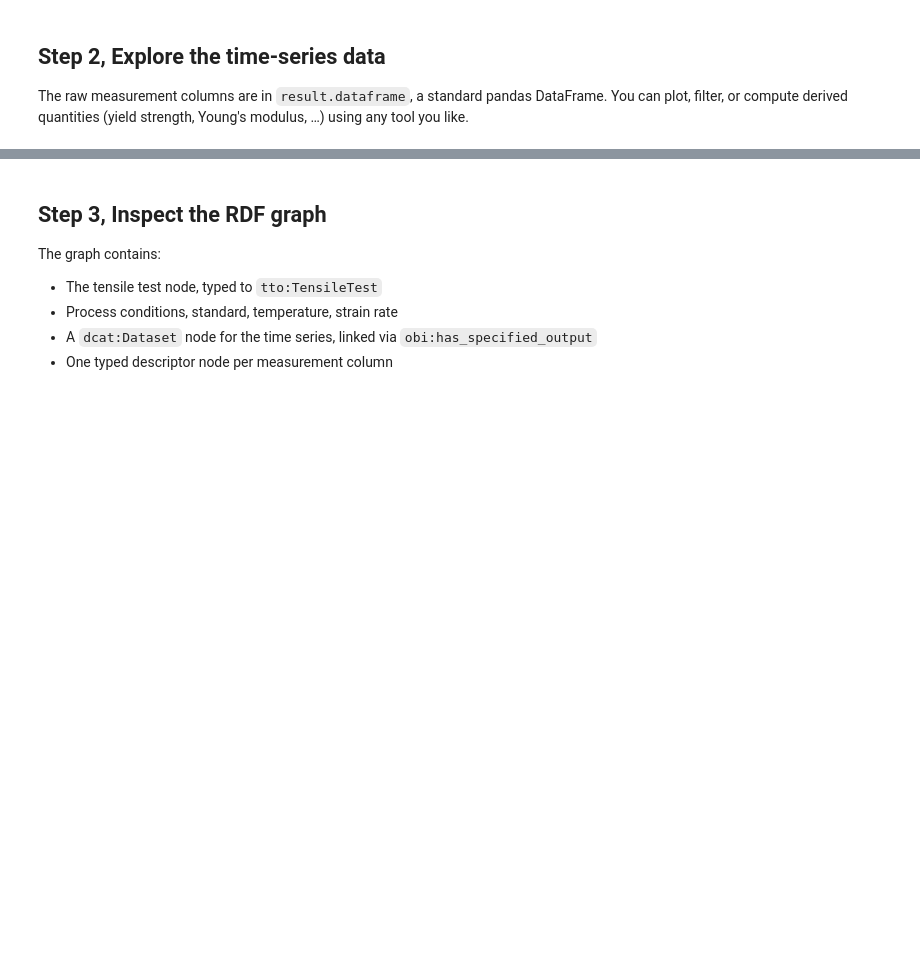
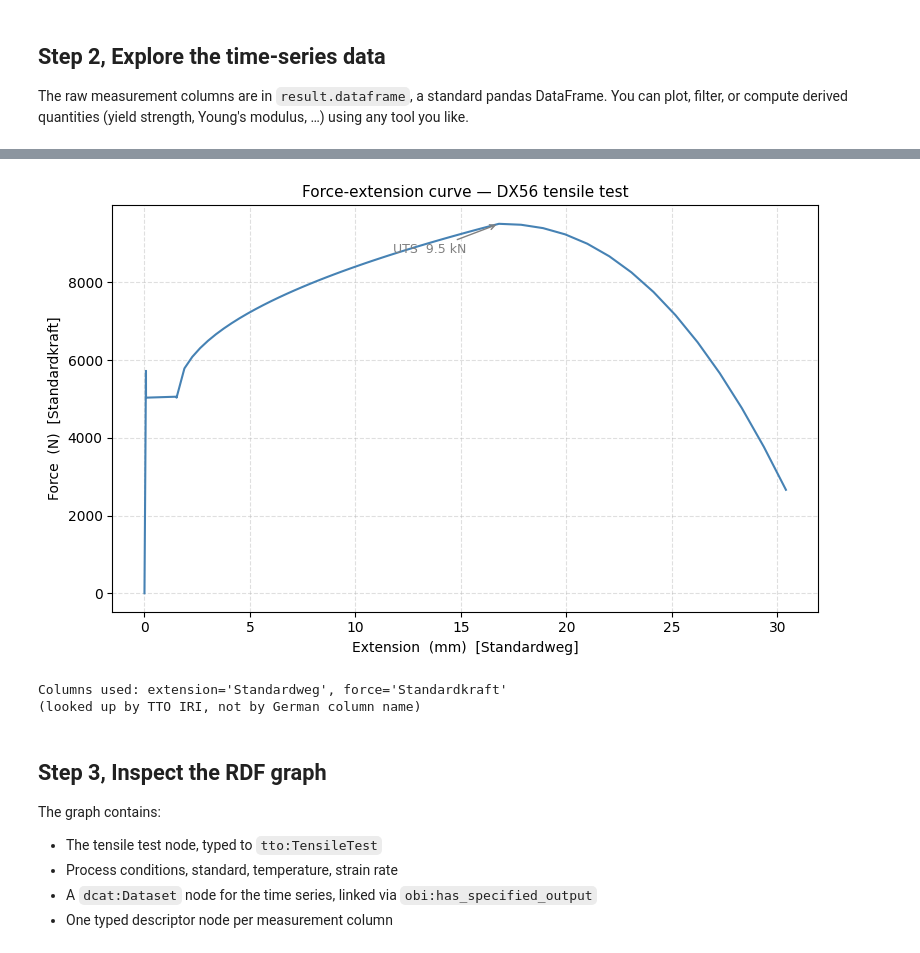
Before and after one commit to semantic-dataspace/semantic-schemas, a Jupyter notebook: schemas/characterization/tensile-test/TTO/docs/2_tensile_test_csv_workflow.ipynb, the cells around one changed output, grey strips where cells are left out. Saved outputs shown, nothing was run; the diff lists cells and outputs as text; code cells hidden in the pictures; blank space fills up the shorter version.

```diff
--- a/schemas/characterization/tensile-test/TTO/docs/2_tensile_test_csv_workflow.ipynb
+++ b/schemas/characterization/tensile-test/TTO/docs/2_tensile_test_csv_workflow.ipynb
@@ -75,7 +81,8 @@ Edit the line below and run all cells. That is all that is needed for a basic ru
 
 `test_name` is optional, if omitted the file name is used.
 # %%
-csv_file  = HERE / 'DX56_D_FZ2_WR00_43.TXT'   # ← your file
+# Sample file bundled with semantic-transformers — replace with your own file path:
+csv_file  = TRANSFORMERS / 'tests' / 'data' / 'DX56_D_FZ2_WR00_43.TXT'
 test_name = None   # optional — set to a string to override the file-name default
 # %% [markdown]
 ## Step 1, Extract, transform, and build the RDF graph
@@ -136,17 +184,46 @@ for col in df.columns:
 # %%
-# Quick force–extension plot (requires matplotlib)
+# Force-extension curve, driven by ontology IRIs
+# The column names come from result.column_iris, so this cell works
+# with any extractor that follows the TTO schema — not just Zwick.
 try:
     import matplotlib.pyplot as plt
-    fig, ax = plt.subplots(figsize=(7, 4))
-    ax.plot(df['Standardweg'], df['Standardkraft'])
-    ax.set_xlabel('Extension  (mm)')
-    ax.set_ylabel('Force  (N)')
-    ax.set_title('Force – extension curve')
-    ax.grid(True, linestyle='--', alpha=0.5)
-    plt.tight_layout()
-    plt.show()
+
+    TTO = 'https://w3id.org/pmd/tto/'
+    iri_to_col = {iri: col for col, iri in result.column_iris.items()}
+
+    ext_col   = iri_to_col.get(TTO + 'Extension')
+    force_col = iri_to_col.get(TTO + 'StandardForce')
+
+    if ext_col and force_col:
+        fig, ax = plt.subplots(figsize=(8, 5))
+        ax.plot(df[ext_col], df[force_col], color='steelblue', linewidth=1.5)
+
+        # Annotate key regions
+        f_max_idx = df[force_col].idxmax()
+        ax.annotate(
+            f'UTS  {df[force_col].max() / 1000:.1f} kN',
+            xy=(df[ext_col][f_max_idx], df[force_col][f_max_idx]),
+            xytext=(df[ext_col][f_max_idx] - 5, df[force_col][f_max_idx] * 0.92),
+            arrowprops=dict(arrowstyle='->', color='gray'),
+            fontsize=9, color='gray',
+        )
+
+        ax.set_xlabel(f'Extension  (mm)  [{ext_col}]', fontsize=10)
+        ax.set_ylabel(f'Force  (N)  [{force_col}]', fontsize=10)
+        ax.set_title('Force-extension curve — DX56 tensile test', fontsize=11)
+        ax.grid(True, linestyle='--', alpha=0.4)
+        plt.tight_layout()
+        plt.show()
+        print(f'Columns used: extension={ext_col!r}, force={force_col!r}')
+        print('(looked up by TTO IRI, not by German column name)')
+    else:
+        print(f'Could not find Extension or StandardForce in column_iris: {result.column_iris}')
 except ImportError:
     print('matplotlib not installed — skipping plot')
+# %% [output]
+[figure, added]
+Columns used: extension='Standardweg', force='Standardkraft'
+(looked up by TTO IRI, not by German column name)
 # %% [markdown]
 ## Step 3, Inspect the RDF graph
 
```
Also changed, not shown: parts of 9 cells of this notebook, 14 other files.
